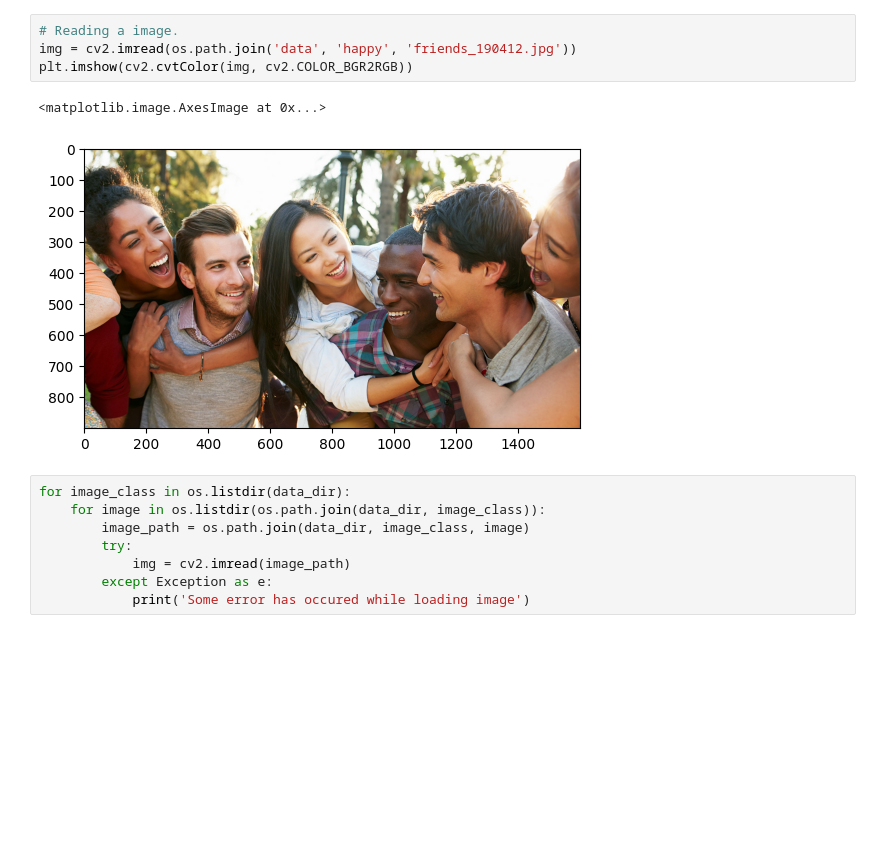
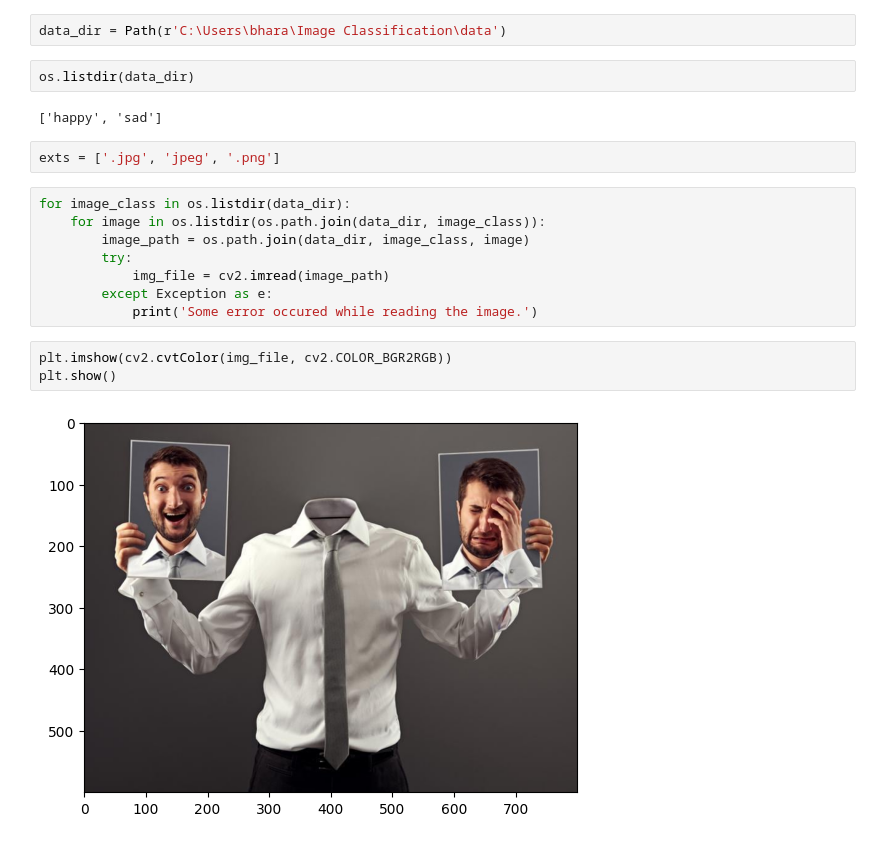
Before and after one commit to BharathVR07/Image-Classification-CNN, a Jupyter notebook: notebook/image_classification.ipynb, the cells around one changed output. Drawn from its saved outputs; the diff is of its cells as text; blank space fills up the shorter version.

Commit message:
Added data

```diff
--- a/notebook/image_classification.ipynb
+++ b/notebook/image_classification.ipynb
@@ -8,15 +6,21 @@ data_dir = 'data'
-# %%
-# Reading a image.
-img = cv2.imread(os.path.join('data', 'happy', 'friends_190412.jpg'))
-plt.imshow(cv2.cvtColor(img, cv2.COLOR_BGR2RGB))
-# %% [output]
-<matplotlib.image.AxesImage at 0x...>
-[figure, removed]
+# %%
+data_dir = Path(r'C:\Users\bhara\Image Classification\data')
+# %%
+os.listdir(data_dir)
+# %% [output]
+['happy', 'sad']
+# %%
+exts = ['.jpg', 'jpeg', '.png']
 # %%
 for image_class in os.listdir(data_dir):
     for image in os.listdir(os.path.join(data_dir, image_class)):
         image_path = os.path.join(data_dir, image_class, image)
         try:
-            img = cv2.imread(image_path)
+            img_file = cv2.imread(image_path)
         except Exception as e:
-            print('Some error has occured while loading image')
+            print('Some error occured while reading the image.')
+# %%
+plt.imshow(cv2.cvtColor(img_file, cv2.COLOR_BGR2RGB))
+plt.show()
+# %% [output]
+[figure, added]
```
Also changed, not shown: parts of 2 cells of this notebook, 1 other file.
